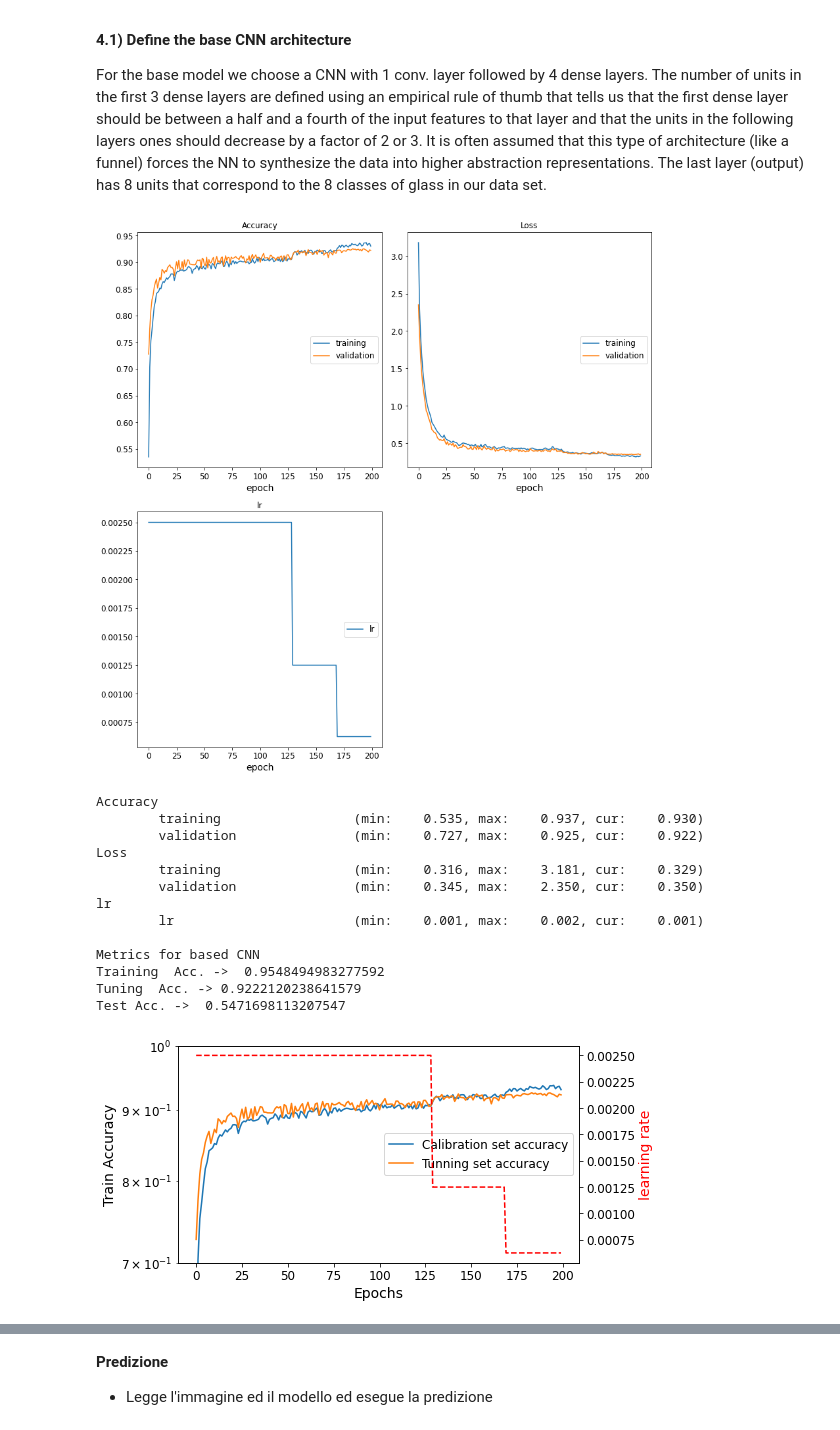
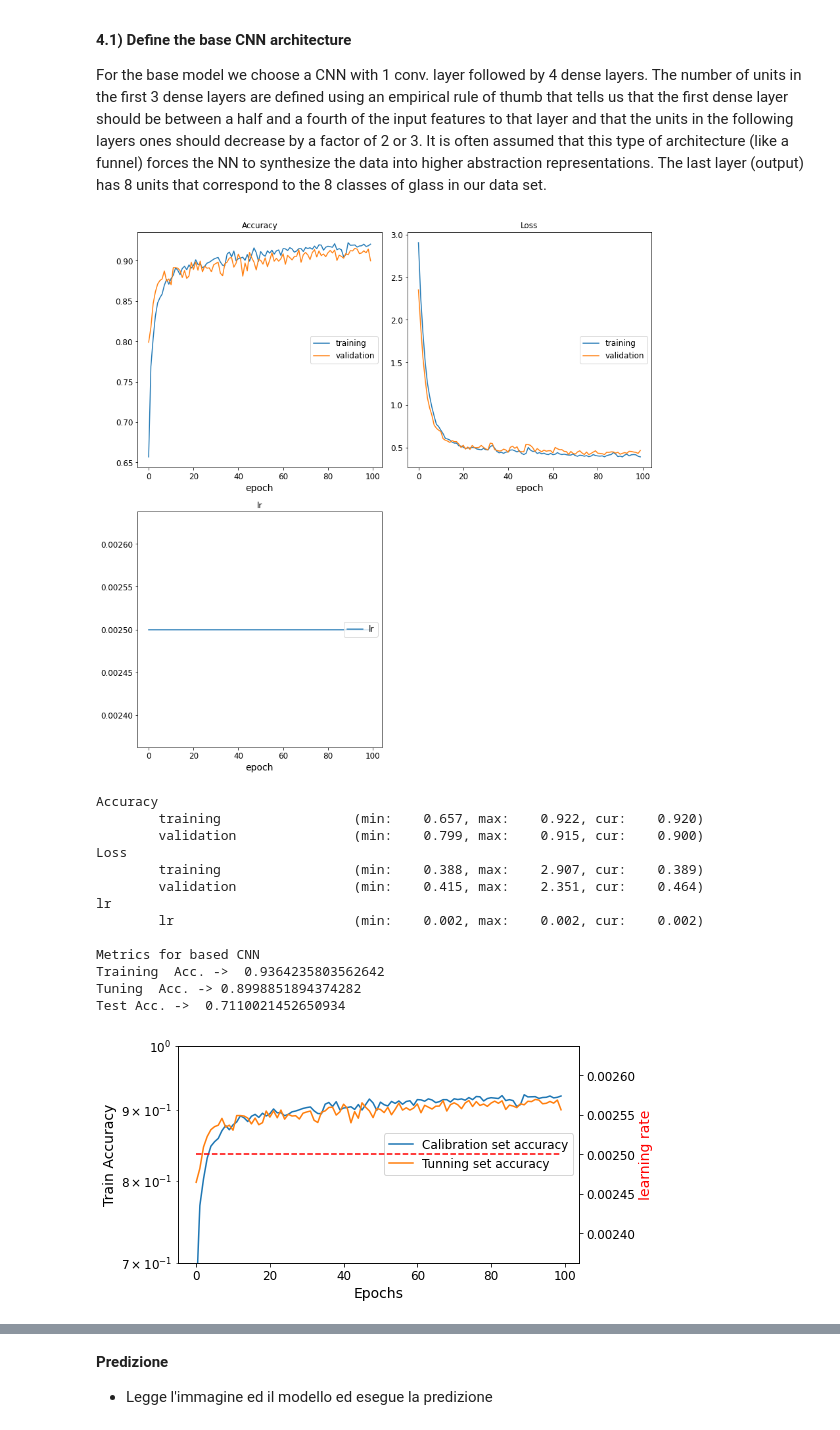
Before and after one commit to giustinod/nir-data, a Jupyter notebook: CNN_optimization_for_classification.ipynb, the cells around one changed output, grey strips where cells are left out. Drawn from its saved outputs; the diff is of its cells as text; code cells hidden in the pictures.

```diff
--- a/CNN_optimization_for_classification.ipynb
+++ b/CNN_optimization_for_classification.ipynb
@@ -400,8 +400,7 @@ plt.rc('legend', fontsize=SMALL_SIZE)    # legend fontsize
 plt.rc('figure', titlesize=BIGGER_SIZE)  # fontsize of the figure title
 
 # Aggiunte
-s3_client = boto3.client('s3',
-                         aws_access_key_id = 'AKIAUJ3P4B72GW6QEKNC',
+s3_client = boto3.client('s3', aws_access_key_id = 'AKIAUJ3P4B72GW6QEKNC',
                          aws_secret_access_key = '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')
 
 def upload_file(file_name, bucket = 'pls-regression', object_name = None):
@@ -465,7 +464,10 @@ def msc(input_data, reference = None):
         # Run regression
         fit = np.polyfit(ref, input_data[i,:], 1, full=True)
         # Apply correction
-        data_msc[i,:] = (input_data[i,:] - fit[0][1]) / fit[0][0]
+        if abs(fit[0][0]) > 0.01:
+          data_msc[i,:] = (input_data[i,:] - fit[0][1]) / fit[0][0]
+        else:
+          data_msc[i,:] = input_data[i,:]
 
     return (data_msc)
 
@@ -779,20 +788,8 @@ def create_base_model():
                                     #                     strides=K_STRIDE, \
                                     #                     padding="same", \
                                     #                     data_format="channels_last"), \
-                                    keras.layers.Conv1D(filters=K_NUMBER, \
-                                                        kernel_size=K_WIDTH, \
-                                                        strides=K_STRIDE, \
-                                                        padding='same', \
-                                                        kernel_initializer=K_INIT,\
-                                                        kernel_regularizer=K_REG,\
-                                                        activation='relu',\
-                                                        input_shape=(CONV1D_DIMS,1)), \
-                                    keras.layers.MaxPooling1D(pool_size=8, \
-                                                        strides=K_STRIDE, \
-                                                        padding="same", \
-                                                        data_format="channels_last"), \
                                     keras.layers.Flatten(),
-                                    keras.layers.BatchNormalization(renorm=True),
+                                    # keras.layers.BatchNormalization(renorm=True),
                                     keras.layers.Dense(FC1_DIMS, \
                                                        kernel_initializer=K_INIT, \
                                                        kernel_regularizer=K_REG, \
@@ -852,7 +849,7 @@ model_base.compile(optimizer=tf.keras.optimizers.Adam(learning_rate=0.0025),
               loss="categorical_crossentropy", metrics=["acc"])
 
 ## Train new model using optimal batch size. Extend the epochs a bit to see if results improve
-history0 = model_base.fit(x_cal_scaled_col, y_cal, batch_size=512, epochs=200, \
+history0 = model_base.fit(x_cal_scaled_col, y_cal, batch_size=512, epochs=100, \
           validation_data=(x_tuning_scaled_col, y_tuning),\
           callbacks=[rdlr, early_stop, PlotLossesKerasTF() ], verbose=0)
 
@@ -876,43 +873,43 @@ print('Tuning  Acc. ->', ValAcc_base)
 print('Test Acc. -> ', TestAcc_base)
 
 # Save the entire model to a HDF5 file.
 # The '.h5' extension indicates that the model should be saved to HDF5.
 model_base.save('cnn_model.h5')
 upload_file('cnn_model.h5')
 
 ## If you used Livelossplot, you can skip this. Otherwise we can take a look at the training process by plotting the
 ## models history.
 plt.figure(figsize=(8,4))
 plt.plot(history0.history['acc'], label='Calibration set accuracy')
 plt.plot(history0.history['val_acc'], label='Tunning set accuracy')
 plt.yscale('log')
 plt.ylabel('Train Accuracy')
 plt.xlabel('Epochs')
 plt.ylim(0.7,1)
 plt.legend(loc=5)
 ## In case you used ReduceLROnPlateau() you can plot the lr as well
 ax2 = plt.gca().twinx()
 ax2.plot(history0.history['lr'], 'r--')
 ax2.set_ylabel('learning rate',color='r')
 plt.tight_layout()
 plt.savefig('train_tun_loss.png', dpi=96)
 plt.show()
 # %% [output]
-[figure, old version]
+[figure, new version]
 Accuracy
-        training                 (min:    0.535, max:    0.937, cur:    0.930)
-        validation               (min:    0.727, max:    0.925, cur:    0.922)
+        training                 (min:    0.657, max:    0.922, cur:    0.920)
+        validation               (min:    0.799, max:    0.915, cur:    0.900)
 Loss
-        training                 (min:    0.316, max:    3.181, cur:    0.329)
-        validation               (min:    0.345, max:    2.350, cur:    0.350)
+        training                 (min:    0.388, max:    2.907, cur:    0.389)
+        validation               (min:    0.415, max:    2.351, cur:    0.464)
 lr
-        lr                       (min:    0.001, max:    0.002, cur:    0.001)
+        lr                       (min:    0.002, max:    0.002, cur:    0.002)
 
 Metrics for based CNN
-Training  Acc. ->  0.9548494983277592
-Tuning  Acc. -> 0.9222120238641579
-Test Acc. ->  0.5471698113207547
+Training  Acc. ->  0.9364235803562642
+Tuning  Acc. -> 0.8998851894374282
+Test Acc. ->  0.7110021452650934
-[figure, old version]
+[figure, new version]
 # %%
 # k-fold training
 def training_loop(X, y, nsplits = None):
```
Also changed, not shown: parts of 6 cells of this notebook.
